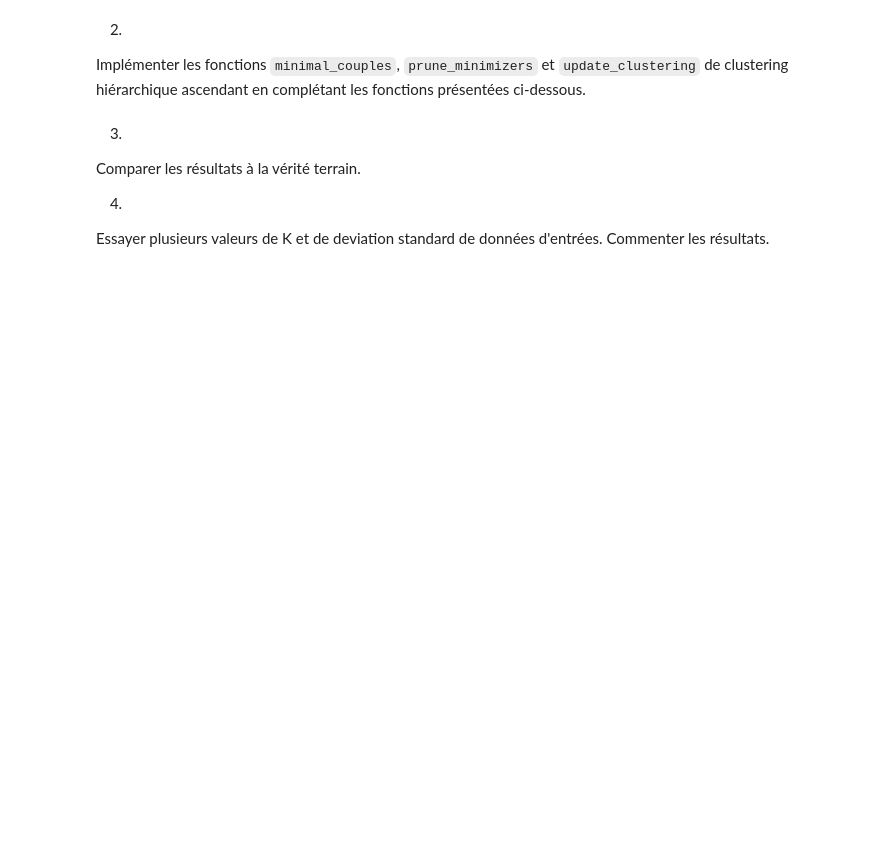
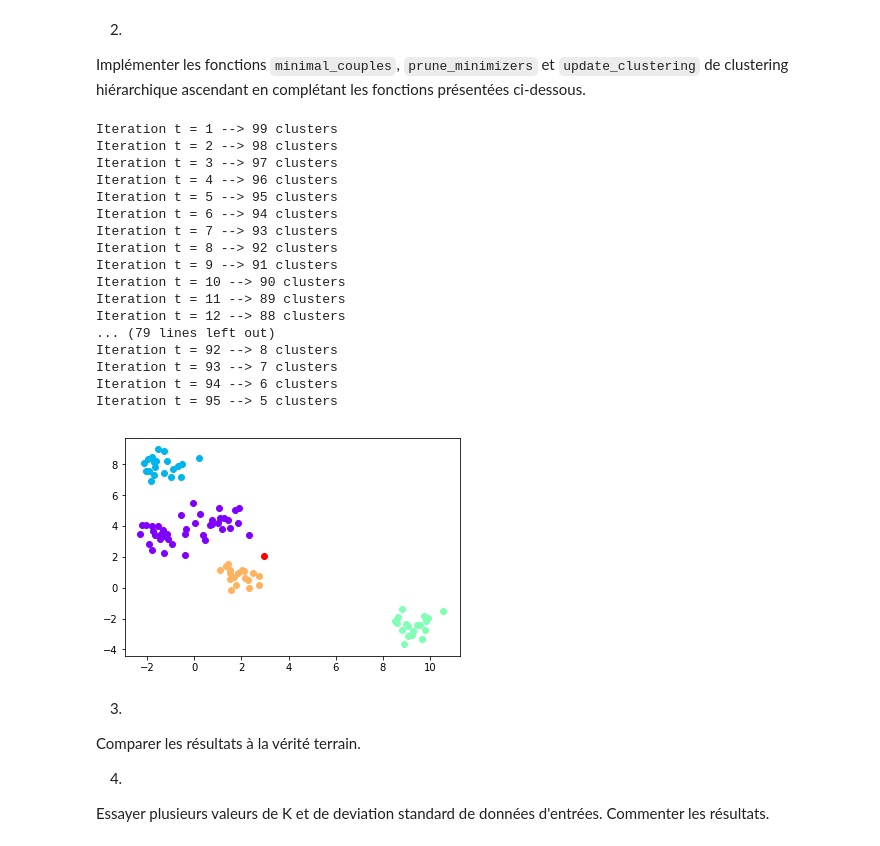
Before and after one commit to ethiy/intro2ml, a Jupyter notebook: practical_session/unsuperviszed_correction.ipynb, the cells around one changed output. Drawn from its saved outputs; the diff is of its cells as text; code cells hidden in the pictures; blank space fills up the shorter version.

```diff
--- a/practical_session/unsuperviszed_correction.ipynb
+++ b/practical_session/unsuperviszed_correction.ipynb
@@ -169,7 +184,7 @@ def minimal_couples(P, group_metric):
         (s, l, group_metric(p, q))
         for (s, p) in enumerate(P) # each set `p' in `P' has index `s'
         for (l, q) in enumerate(P)
-        if s < l # For non redundancy
+        if s < l # For non redundancy + case s == l distance is always zero and not interesting to study
     ]
     _, _, min_distance = min(
         index_couple_distance_map,
@@ -231,7 +246,7 @@ def update_clustering(indexes_to_cluster, P):
     return Q
 
 
-def hierarchical_clustering(X, group_metric=mean_metric(euclidian), T=100, K=3):
+def hierarchical_clustering(X, group_metric=minimum_metric(euclidian), T=100, K=3):
     """
         The hierarchical clustering algorithm.
         :param X: the feature matrix
@@ -244,33 +259,52 @@ def hierarchical_clustering(X, group_metric=mean_metric(euclidian), T=100, K=3):
         :type K: int
         :return: The list of partitions per iteration
         :type: list
     """
     initial_partition = [set([x]) for x in array2tuples(X)]
     cl = len(initial_partition)
     S = [None] * (T + 1) # Do not append: it is very slow
     S[0] = initial_partition
     t = 0
     while t < T and cl > K:
         t += 1
         couples = minimal_couples(S[t-1], group_metric) # Minimal couples
         indexes_to_cluster = prune_minimizers(couples) # Minimal indexes grouped
         S[t] = update_clustering(indexes_to_cluster, S[t-1])
         cl = len(S[t])
         print('Iteration t =', t, '-->', cl, 'clusters')
     return S[:(t+1)] # return all not None partions
 
 S = hierarchical_clustering(X, K=K_gt)
 
 # Plotting the result
 clusters = np.array(
     functools.reduce(
         operator.add,
         [[cls] * len(set_cls) for (cls, set_cls) in enumerate(S[-1])]
     )
 )
 H = np.concatenate([tuples2array(x) for x in S[-1]])
 f, ax = plt.subplots(1, 1)
 plot_dataset(H, clusters, ax, colors=plt.cm.rainbow(np.linspace(0,1,len(S[-1]))))
+# %% [output]
+Iteration t = 1 --> 99 clusters
+Iteration t = 2 --> 98 clusters
+Iteration t = 3 --> 97 clusters
+Iteration t = 4 --> 96 clusters
+Iteration t = 5 --> 95 clusters
+Iteration t = 6 --> 94 clusters
+Iteration t = 7 --> 93 clusters
+Iteration t = 8 --> 92 clusters
+Iteration t = 9 --> 91 clusters
+Iteration t = 10 --> 90 clusters
+Iteration t = 11 --> 89 clusters
+Iteration t = 12 --> 88 clusters
+... (79 lines left out)
+Iteration t = 92 --> 8 clusters
+Iteration t = 93 --> 7 clusters
+Iteration t = 94 --> 6 clusters
+Iteration t = 95 --> 5 clusters
+[figure, added]
 # %% [markdown]
 3.
 Comparer les résultats à la vérité terrain.
```
Also changed, not shown: parts of 7 cells of this notebook, 1 other file.
